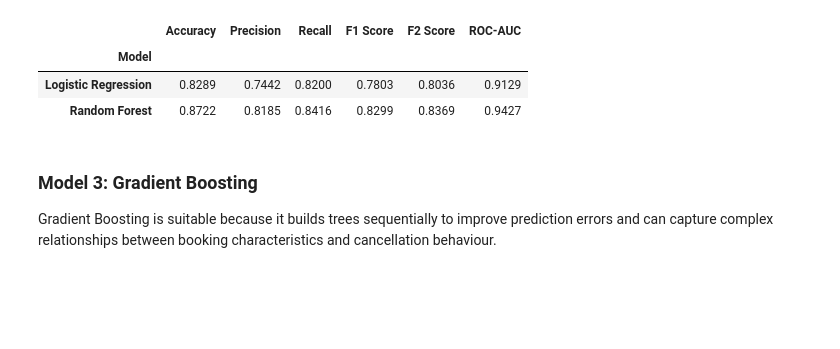
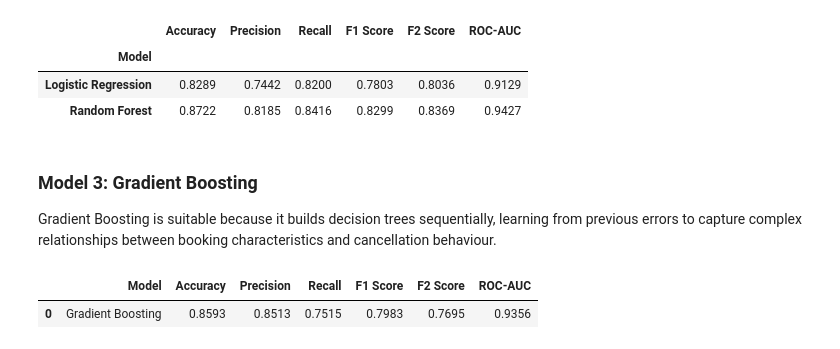
Before and after one commit to Battsengel2026124/ST_ML_C3_Hotel_Booking, a Jupyter notebook: Hotel_Booking_CA_3.ipynb, the cells around one changed output. Drawn from its saved outputs; the diff is of its cells as text; code cells hidden in the pictures; blank space fills up the shorter version.

Commit message:
Gradient Boostng model with depth 3

```diff
--- a/Hotel_Booking_CA_3.ipynb
+++ b/Hotel_Booking_CA_3.ipynb
@@ -1103,4 +1105,42 @@ display(
 # %% [markdown]
 
 ### Model 3: Gradient Boosting
-Gradient Boosting is suitable because it builds trees sequentially to improve prediction errors and can capture complex relationships between booking characteristics and cancellation behaviour.
+Gradient Boosting is suitable because it builds decision trees sequentially, learning from previous errors to capture complex relationships between booking characteristics and cancellation behaviour.
+# %%
+
+from sklearn.ensemble import GradientBoostingClassifier
+
+# Creating the Gradient Boosting pipeline
+gradient_boosting_model = Pipeline([
+    ("preprocessor", preprocessor),
+    ("classifier", GradientBoostingClassifier(
+        n_estimators=150,
+        learning_rate=0.1,
+        max_depth=3,
+        min_samples_leaf=5,
+        random_state=42
+    ))
+])
+
+# Training the model
+gradient_boosting_model.fit(X_train, y_train)
+
+# Predicting cancellation labels and probabilities
+y_pred_gb = gradient_boosting_model.predict(X_test)
+y_prob_gb = gradient_boosting_model.predict_proba(X_test)[:, 1]
+
+# Evaluating Gradient Boosting performance
+gb_results = {
+    "Model": "Gradient Boosting",
+    "Accuracy": accuracy_score(y_test, y_pred_gb),
+    "Precision": precision_score(y_test, y_pred_gb),
+    "Recall": recall_score(y_test, y_pred_gb),
+    "F1 Score": f1_score(y_test, y_pred_gb),
+    "F2 Score": fbeta_score(y_test, y_pred_gb, beta=2),
+    "ROC-AUC": roc_auc_score(y_test, y_prob_gb)
+}
+
+display(pd.DataFrame([gb_results]).round(4))
+# %% [output]
+|  | Model | Accuracy | Precision | Recall | F1 Score | F2 Score | ROC-AUC |
+| 0 | Gradient Boosting | 0.8593 | 0.8513 | 0.7515 | 0.7983 | 0.7695 | 0.9356 |
```
Also changed, not shown: parts of 1 cell of this notebook.
